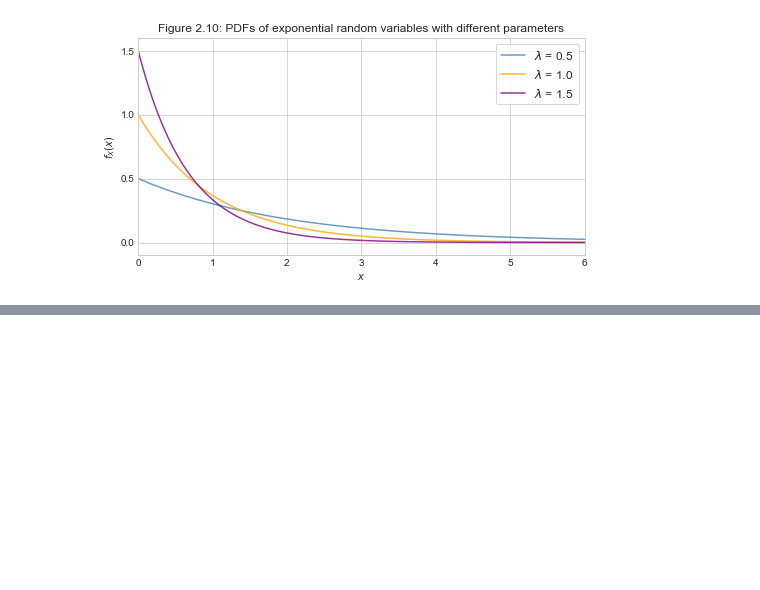
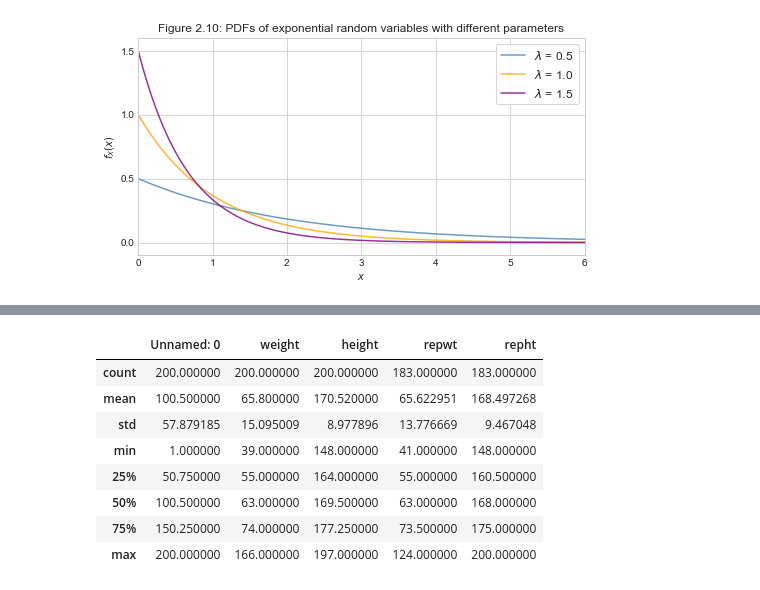
Before and after one commit to ditdili/An_Intro_To_Statistical_Learning, a Jupyter notebook: notebooks/probandstats/C2-3-3-Important_Continuous_Random_Variables.ipynb, the cells around one changed output, grey strips where cells are left out. Saved outputs shown, nothing was run; the diff lists cells and outputs as text; code cells hidden in the pictures; blank space fills up the shorter version.

```diff
--- a/notebooks/probandstats/C2-3-3-Important_Continuous_Random_Variables.ipynb
+++ b/notebooks/probandstats/C2-3-3-Important_Continuous_Random_Variables.ipynb
@@ -64,0 +104,12 @@ ax.legend(loc='upper right', frameon=True, fontsize='12');
+# %%
+heights.describe()
+# %% [output]
+|  | Unnamed: 0 | weight | height | repwt | repht |
+| count | 200.000000 | 200.000000 | 200.000000 | 183.000000 | 183.000000 |
+| mean | 100.500000 | 65.800000 | 170.520000 | 65.622951 | 168.497268 |
+| std | 57.879185 | 15.095009 | 8.977896 | 13.776669 | 9.467048 |
+| min | 1.000000 | 39.000000 | 148.000000 | 41.000000 | 148.000000 |
+| 25% | 50.750000 | 55.000000 | 164.000000 | 55.000000 | 160.500000 |
+| 50% | 100.500000 | 63.000000 | 169.500000 | 63.000000 | 168.000000 |
+| 75% | 150.250000 | 74.000000 | 177.250000 | 73.500000 | 175.000000 |
+| max | 200.000000 | 166.000000 | 197.000000 | 124.000000 | 200.000000 |
```
Also changed, not shown: parts of 6 cells of this notebook.
